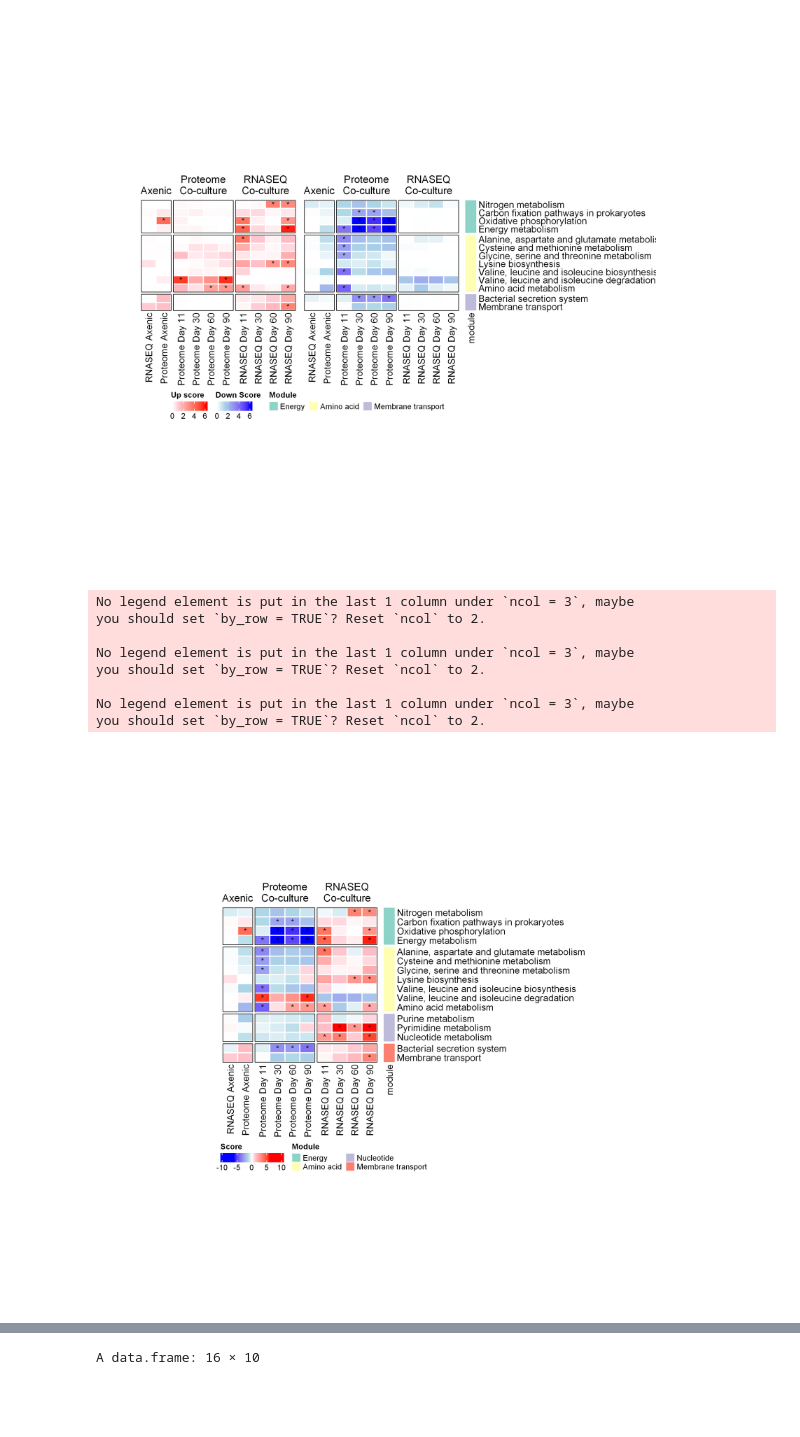
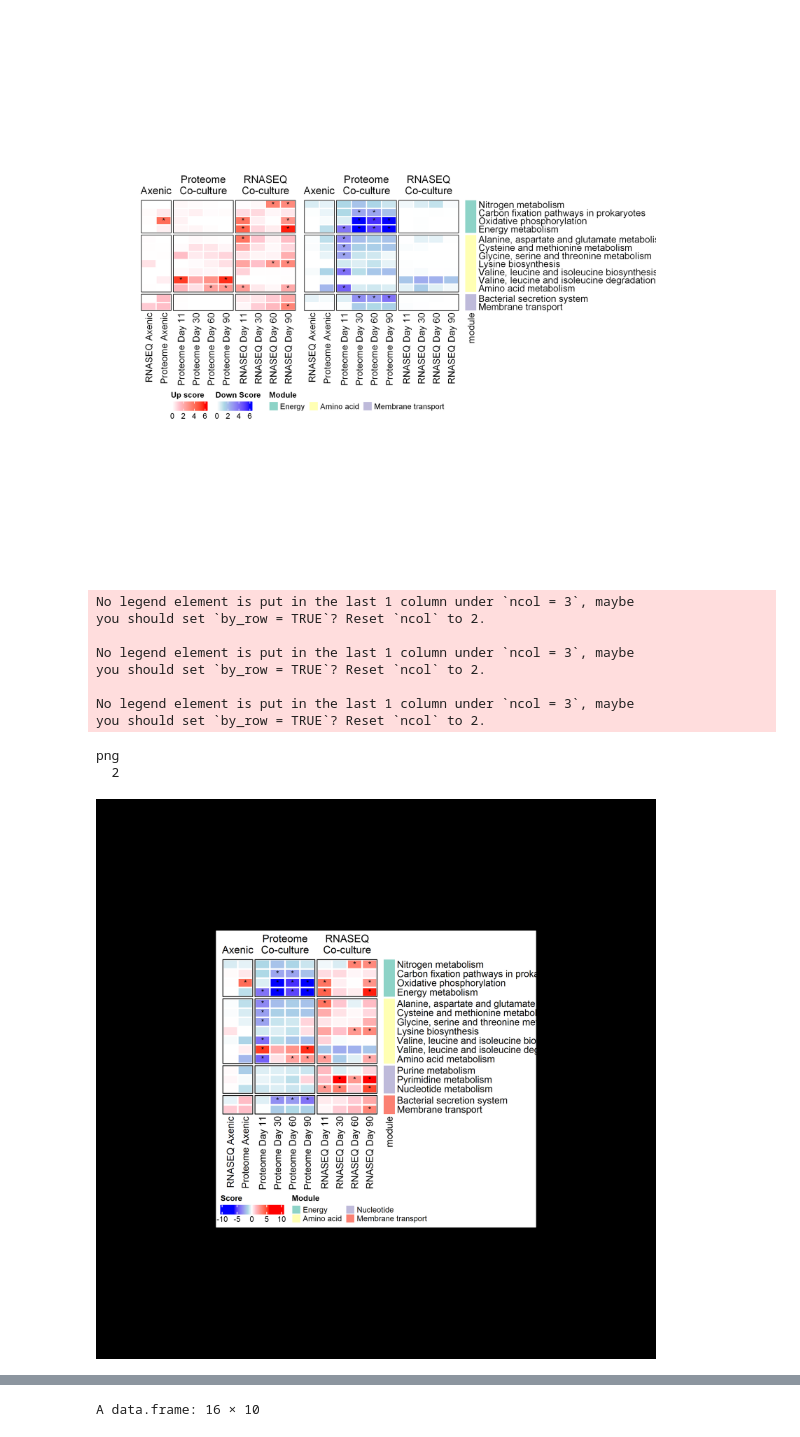
Before and after one commit to wosnat/CC1A3, a Jupyter notebook: Enrichment/CC1A3 HOT1A3 AA heatmaps Enrichment.ipynb, the cells around one changed output, grey strips where cells are left out. Cells and saved outputs as stored; diff of their text form; code cells hidden in the pictures; blank space fills up the shorter version.

Commit message:
eccb abstract figures

```diff
--- a/Enrichment/CC1A3 HOT1A3 AA heatmaps Enrichment.ipynb
+++ b/Enrichment/CC1A3 HOT1A3 AA heatmaps Enrichment.ipynb
@@ -906,32 +904,38 @@ Heatmap(
     height=unit(7, 'cm'),
     heatmap_legend_param = list(direction = "horizontal"),
     row_title=NULL,
     cell_fun = function(j, i, x, y, width, height, fill) {
         grid.text(sprintf("%s", up_stars[i, j]), x, y, gp = gpar(fontsize = 10))
     },
 
     #column_title = 'MED4: GOSEQ Score - upregulated',
 ) #, annotation_col = goseq_meta) #, annotation_row = path_meta)
 
 
 ann_mat = Heatmap(
     as.matrix(module_mat),
     name='Module',
     width=unit(0.5, 'cm'),
     heatmap_legend_param = list(direction = "horizontal", ncol=3),
     col = structure(brewer.pal(length(unique(module_mat$module)), "Set3"), names = selected_modules),
     row_title=FALSE,
 )
 
 ht_list = up_mat + ann_mat
-draw(ht_list, heatmap_legend_side = "bottom", merge_legend = TRUE,)
+Cairo::CairoSVG(file = "hot1a3_enrichment.svg", width = 10, height = 10)
+
+
+g = draw(ht_list, heatmap_legend_side = "bottom", merge_legend = TRUE,)
+dev.off()  # Close the graphics device
 # %% [output]
 No legend element is put in the last 1 column under `ncol = 3`, maybe
 you should set `by_row = TRUE`? Reset `ncol` to 2.
 
 No legend element is put in the last 1 column under `ncol = 3`, maybe
 you should set `by_row = TRUE`? Reset `ncol` to 2.
 
 No legend element is put in the last 1 column under `ncol = 3`, maybe
 you should set `by_row = TRUE`? Reset `ncol` to 2.
+png
+  2
-[figure, old version]
+[figure, new version]
```
Also changed, not shown: parts of 4 cells of this notebook, 1 other file.
